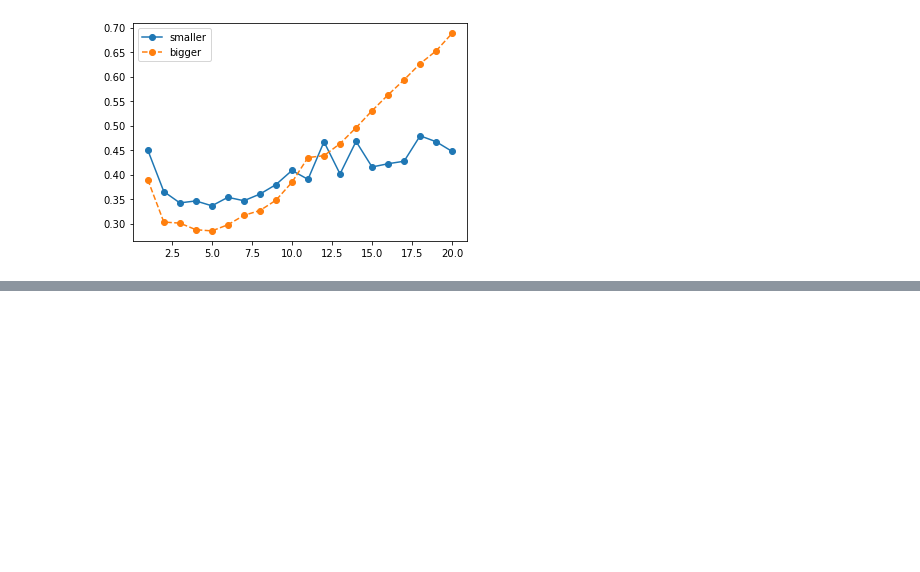
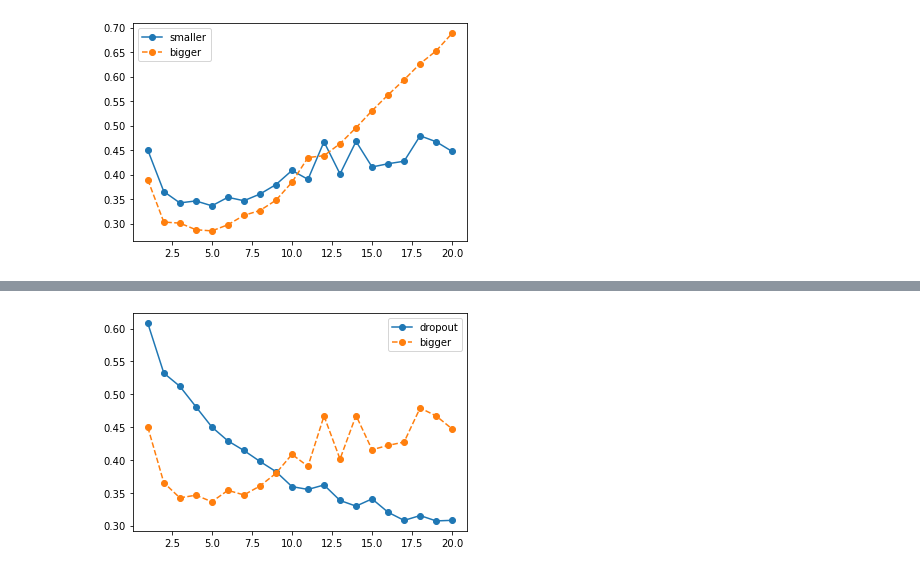
Before and after one commit to GreatestTrain/keras, a Jupyter notebook: 5.binario.ipynb, the cells around one changed output, grey strips where cells are left out. Saved outputs shown, nothing was run; the diff lists cells and outputs as text; code cells hidden in the pictures; blank space fills up the shorter version.

```diff
--- a/5.binario.ipynb
+++ b/5.binario.ipynb
@@ -276,3 +276,18 @@ plt.legend()
 plt.show()
 # %% [output]
 [figure]
+# %%
+model4 = models.Sequential()
+model4.add(layers.Dense(4, activation='relu', input_shape= (10000,)))
+model4.add(layers.Dropout(0.5))
+model4.add(layers.Dense(4, activation='relu'))
+model4.add(layers.Dropout(0.5))
+model4.add(layers.Dense(1, activation='sigmoid'))
+model4.compile(optimizer='RMSprop',
+              loss='binary_crossentropy',
+              metrics='accuracy')
+
+history4 = model4.fit(partial_X_val, partial_y_val,
+                    epochs=20,
+                    batch_size=512,
+                    validation_data=(X_val, y_val))
@@ -278,0 +312,11 @@ plt.show()
+# %%
+history_dict4 = history4.history
+loss_values_4 = history_dict4['loss']
+val_loss_values_4 = history_dict4['val_loss']
+epoch = range(1,len(loss_values) + 1)
+plt.plot(epoch, val_loss_values_4, 'o-', label='dropout')
+plt.plot(epoch, val_loss_values_3, 'o--', label='bigger')
+plt.legend()
+plt.show()
+# %% [output]
+[figure, added]
```
Also changed, not shown: parts of 1 cell of this notebook, 3 other files.
